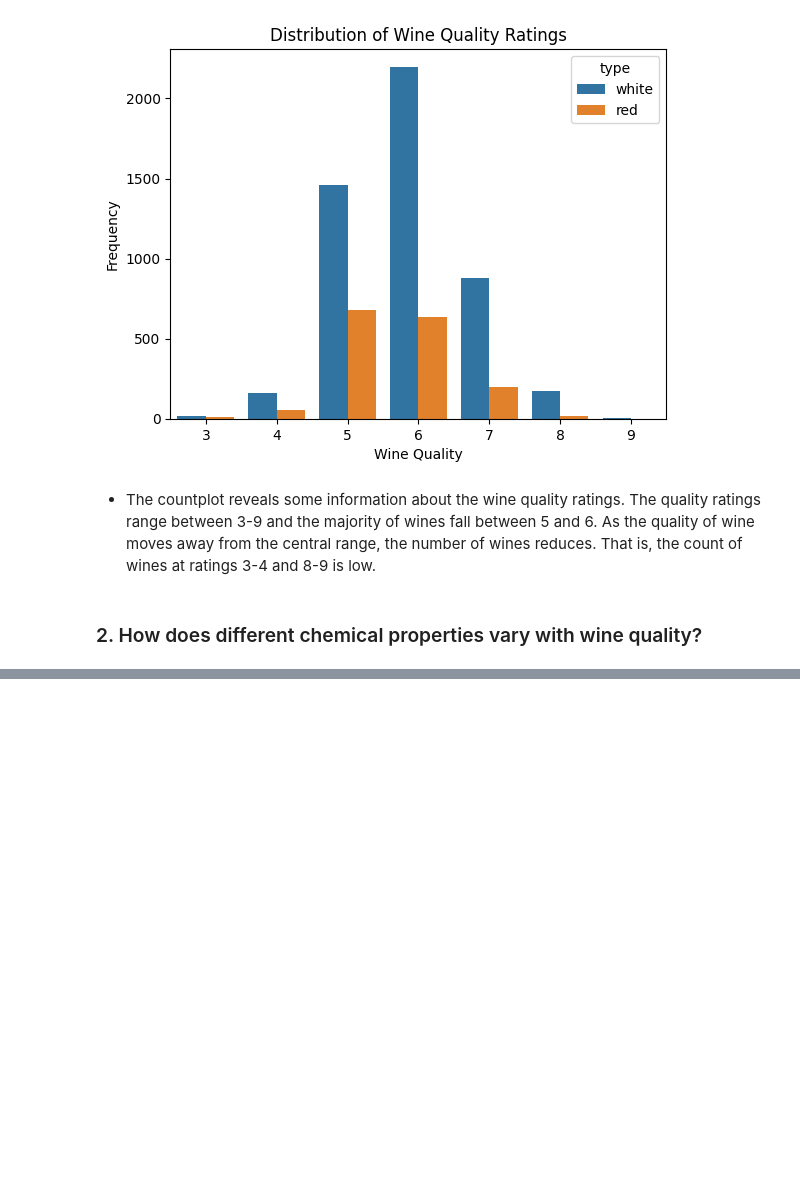
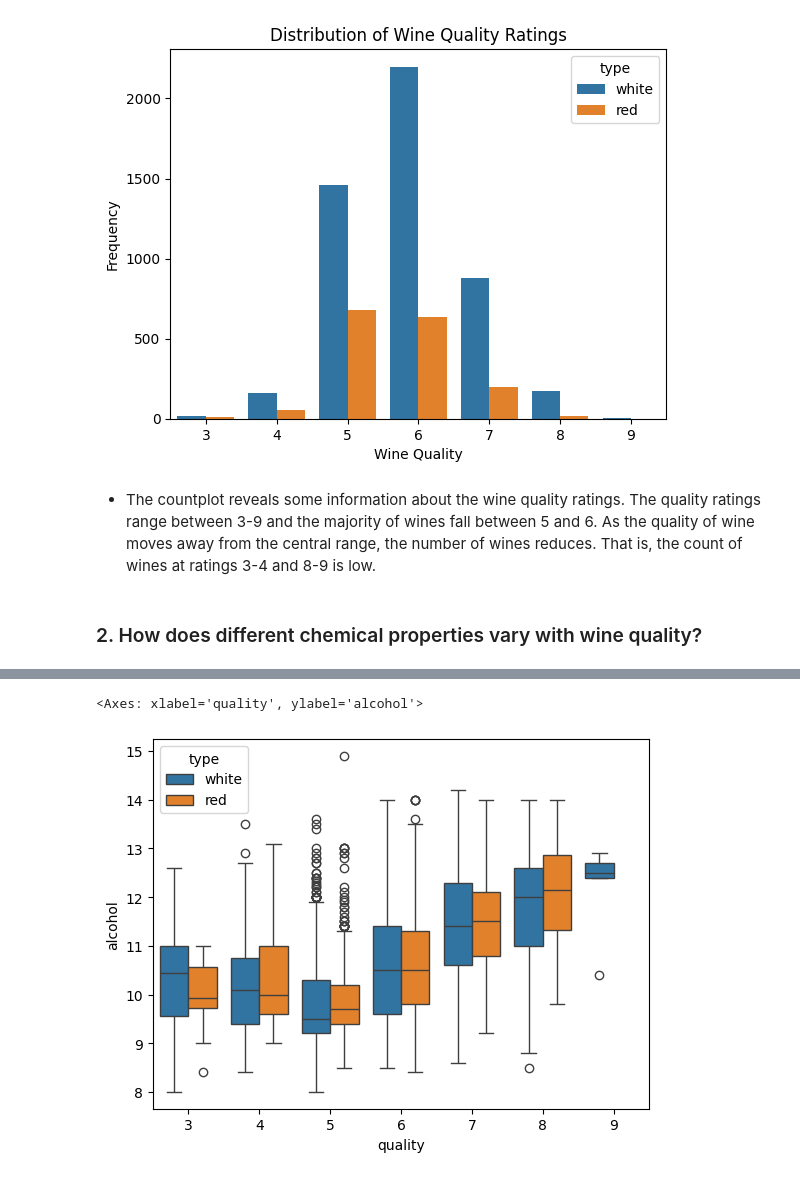
Before and after one commit to mut-rogers/WineQualityEDA, a Jupyter notebook: winequality.ipynb, the cells around one changed output, grey strips where cells are left out. Saved outputs shown, nothing was run; the diff lists cells and outputs as text; code cells hidden in the pictures; blank space fills up the shorter version.

```diff
--- a/winequality.ipynb
+++ b/winequality.ipynb
@@ -52,0 +62,5 @@ Text(0.5, 1.0, 'Distribution of Wine Quality Ratings')
+# %%
+sns.boxplot(data=wine_dataset, y="alcohol", x="quality", hue="type")
+# %% [output]
+<Axes: xlabel='quality', ylabel='alcohol'>
+[figure, added]
```
Also changed, not shown: parts of 3 cells of this notebook.
